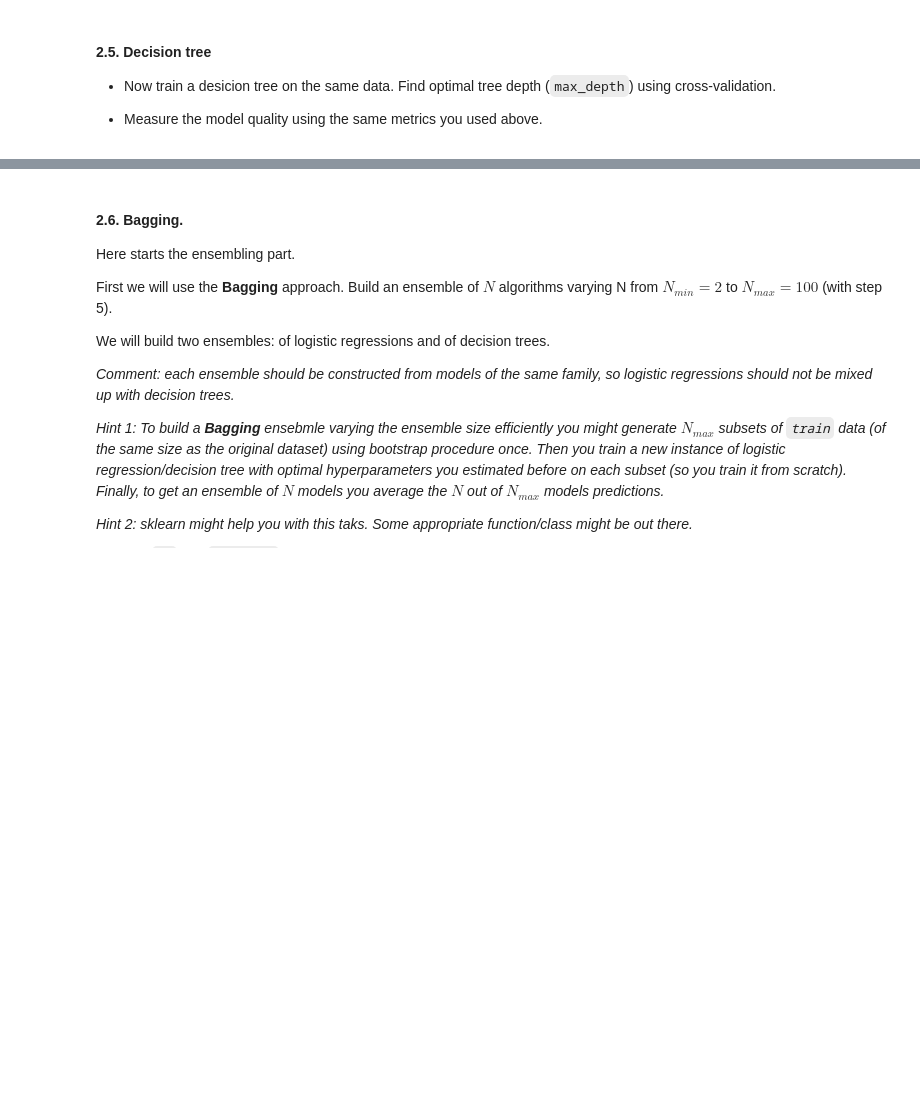
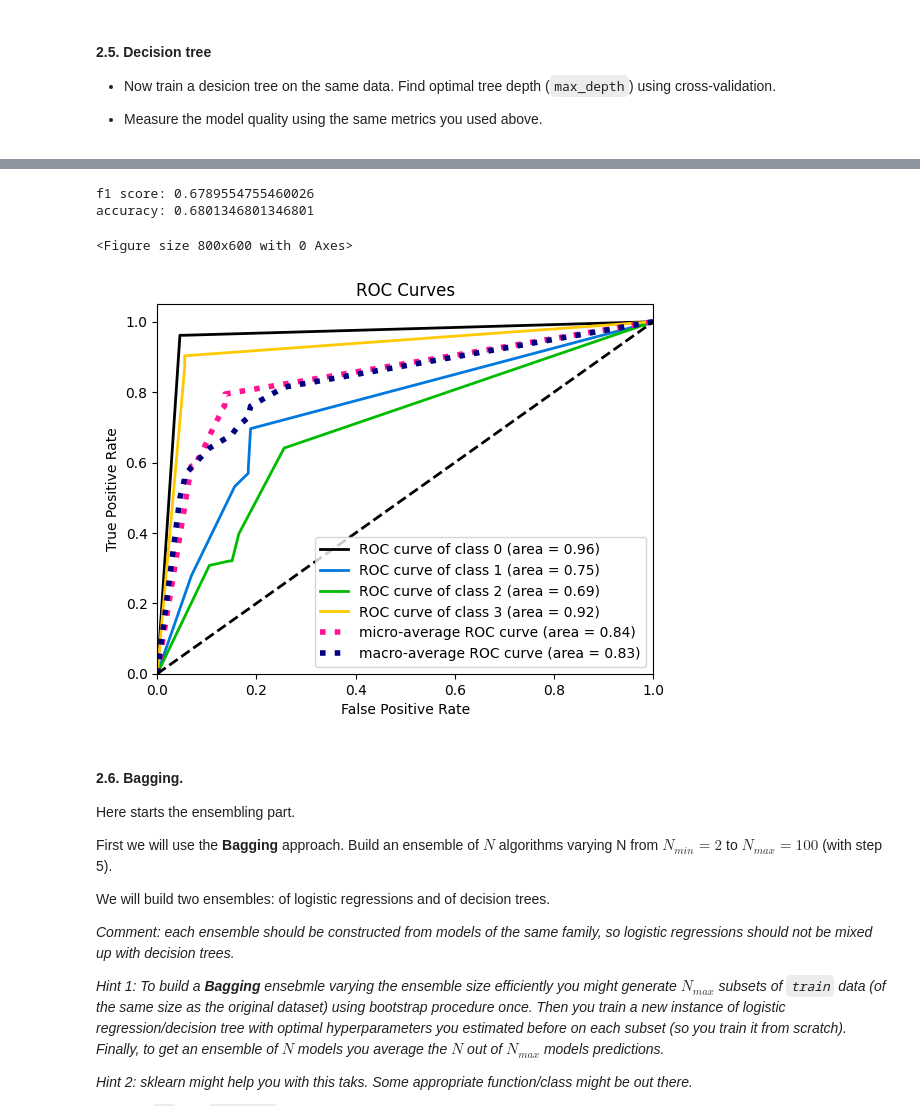
Before and after one commit to GreasyGoose/mipt_ml, a Jupyter notebook: lab01/lab01_part2_ml_pipeline_filled.ipynb, the cells around one changed output, grey strips where cells are left out. Saved outputs shown, nothing was run; the diff lists cells and outputs as text; code cells hidden in the pictures; blank space fills up the shorter version.

```diff
--- a/lab01/lab01_part2_ml_pipeline_filled.ipynb
+++ b/lab01/lab01_part2_ml_pipeline_filled.ipynb
@@ -350,3 +402,7 @@ Total explained variance with 8 components: 0.9656
 from sklearn.tree import DecisionTreeClassifier
 
 # YOUR CODE HERE
+# %%
+model = DecisionTreeClassifier(random_state=42)
+param_grid = {'max_depth': range(1, 15),
+              }
@@ -353,3 +421,24 @@ from sklearn.tree import DecisionTreeClassifier
+# %%
+model_tree = grid_tree.best_estimator_
+y_pred = model_tree.predict(X_test)
+
+acc = accuracy_score(y_test, y_pred)
+f1 = f1_score(y_test, y_pred, average='macro')
+
+print("f1 score:", f1)
+print("accuracy:", acc)
+# %% [output]
+f1 score: 0.6789554755460026
+accuracy: 0.6801346801346801
+# %%
+y_pred_proba_tree = model_tree.predict_proba(X_test)
+
+plt.figure(figsize=(8, 6))
+skplt.metrics.plot_roc(y_test, y_pred_proba_tree)
+plt.show()
+# %% [output]
+<Figure size 800x600 with 0 Axes>
+[figure, added]
 # %% [markdown]
 #### 2.6. Bagging.
 Here starts the ensembling part.
```
Also changed, not shown: parts of 42 cells of this notebook.
